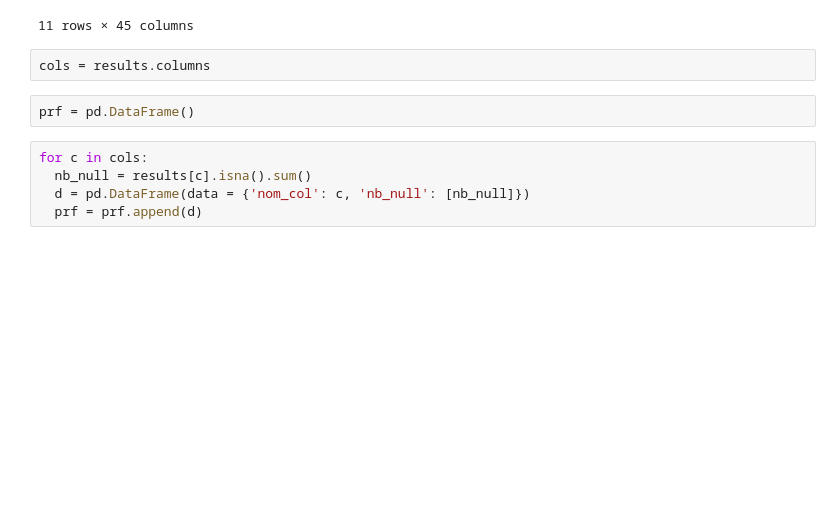
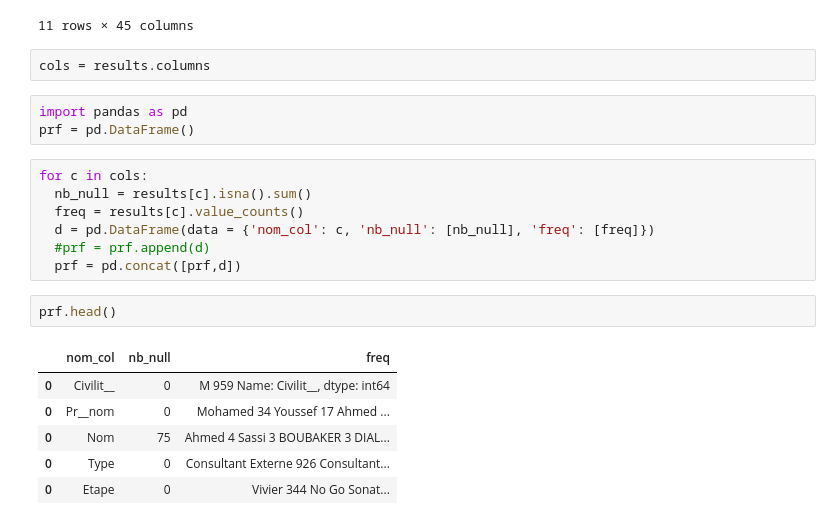
Before and after one commit to emmanuelvaie/google_colab, a Jupyter notebook: BigQueryAnalysis_profiles.ipynb, the cells around one changed output. Cells and saved outputs as stored; diff of their text form; blank space fills up the shorter version.

```diff
--- a/BigQueryAnalysis_profiles.ipynb
+++ b/BigQueryAnalysis_profiles.ipynb
@@ -78,10 +77,22 @@ Warning: Total number of columns (45) exceeds max_columns (20). Falling back to
 11 rows × 45 columns
 # %%
 cols = results.columns
-# %%
-prf = pd.DataFrame()
+# %%
+import pandas as pd
+prf = pd.DataFrame()
 # %%
 for c in cols:
   nb_null = results[c].isna().sum()
-  d = pd.DataFrame(data = {'nom_col': c, 'nb_null': [nb_null]})
-  prf = prf.append(d)
+  freq = results[c].value_counts()
+  d = pd.DataFrame(data = {'nom_col': c, 'nb_null': [nb_null], 'freq': [freq]})
+  #prf = prf.append(d)
+  prf = pd.concat([prf,d])
+# %%
+prf.head()
+# %% [output]
+|  | nom_col | nb_null | freq |
+| 0 | Civilit__ | 0 | M 959 Name: Civilit__, dtype: int64 |
+| 0 | Pr__nom | 0 | Mohamed 34 Youssef 17 Ahmed ... |
+| 0 | Nom | 75 | Ahmed 4 Sassi 3 BOUBAKER 3 DIAL... |
+| 0 | Type | 0 | Consultant Externe 926 Consultant... |
+| 0 | Etape | 0 | Vivier 344 No Go Sonat... |
```
Also changed, not shown: parts of 4 cells of this notebook.
